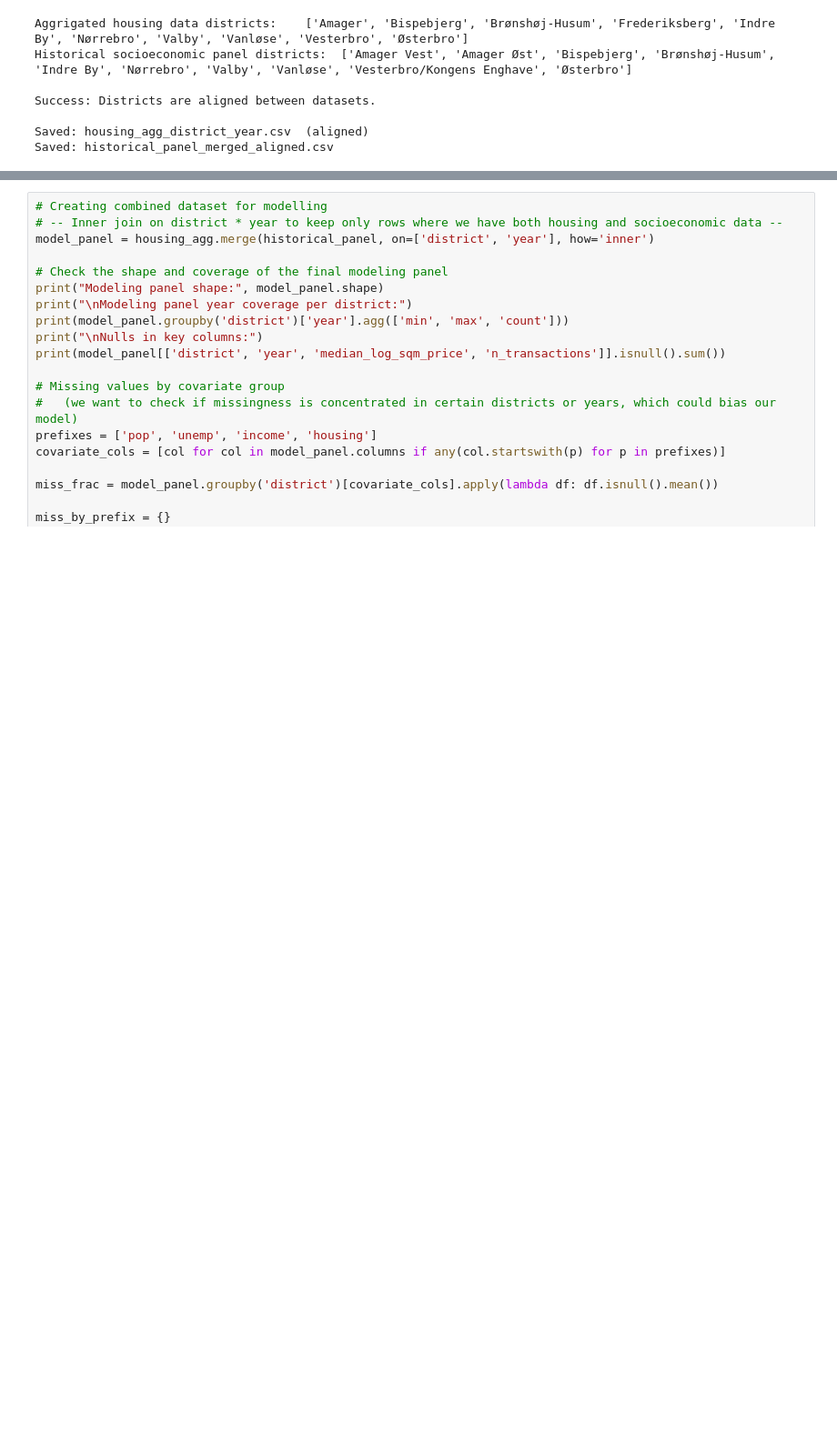
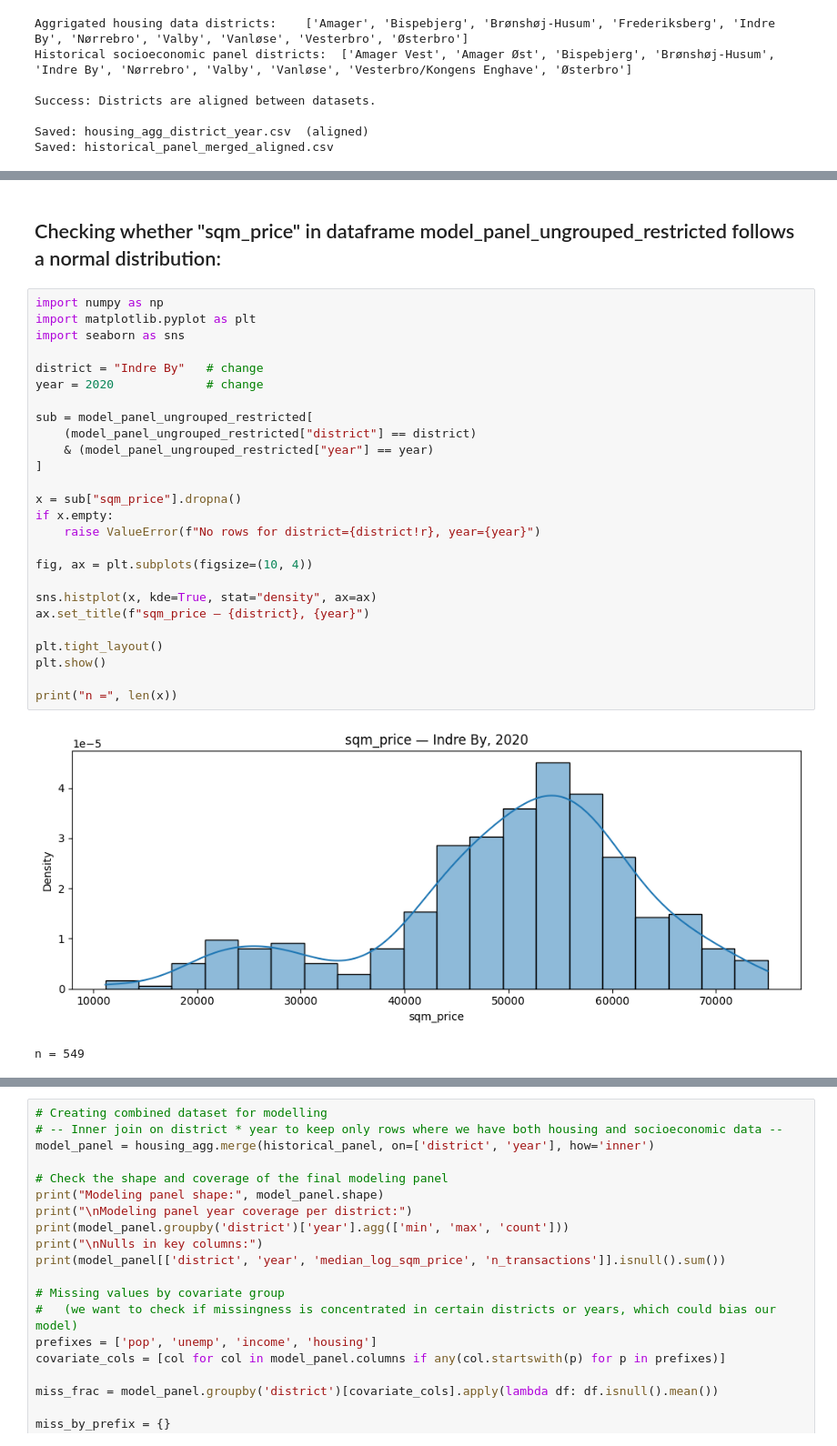
Before and after one commit to ursulailves/modelML_project, a Jupyter notebook: CPH_HousingPriceModel.ipynb, the cells around one changed output, grey strips where cells are left out. Shown at 91% size. Cells and saved outputs as stored; diff of their text form; blank space fills up the shorter version.

Commit message:
Update housing notebook: ungrouped panel features, plots, and restricted panel column selection.
Co-authored-by: Cursor <cursoragent@cursor.com>

```diff
--- a/CPH_HousingPriceModel.ipynb
+++ b/CPH_HousingPriceModel.ipynb
@@ -1045,0 +1083,31 @@ Saved: historical_panel_merged_aligned.csv
+# %% [markdown]
+## Checking whether "sqm_price" in dataframe model_panel_ungrouped_restricted follows a normal distribution:
+# %%
+import numpy as np
+import matplotlib.pyplot as plt
+import seaborn as sns
+
+district = "Indre By"   # change
+year = 2020             # change
+
+sub = model_panel_ungrouped_restricted[
+    (model_panel_ungrouped_restricted["district"] == district)
+    & (model_panel_ungrouped_restricted["year"] == year)
+]
+
+x = sub["sqm_price"].dropna()
+if x.empty:
+    raise ValueError(f"No rows for district={district!r}, year={year}")
+
+fig, ax = plt.subplots(figsize=(10, 4))
+
+sns.histplot(x, kde=True, stat="density", ax=ax)
+ax.set_title(f"sqm_price — {district}, {year}")
+
+plt.tight_layout()
+plt.show()
+
+print("n =", len(x))
+# %% [output]
+[figure, added]
+n = 549
```
Also changed, not shown: parts of 37 cells of this notebook.
